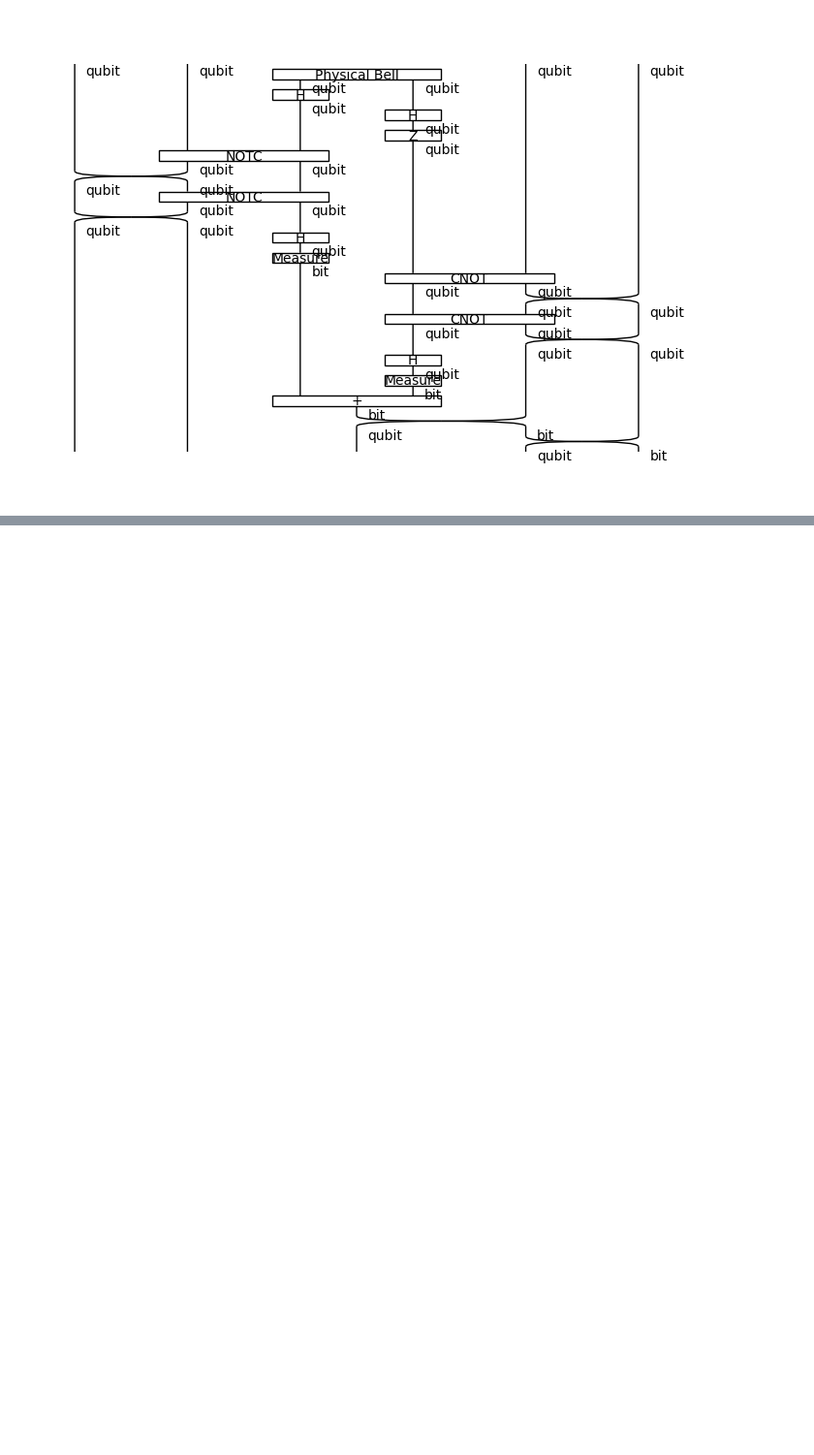
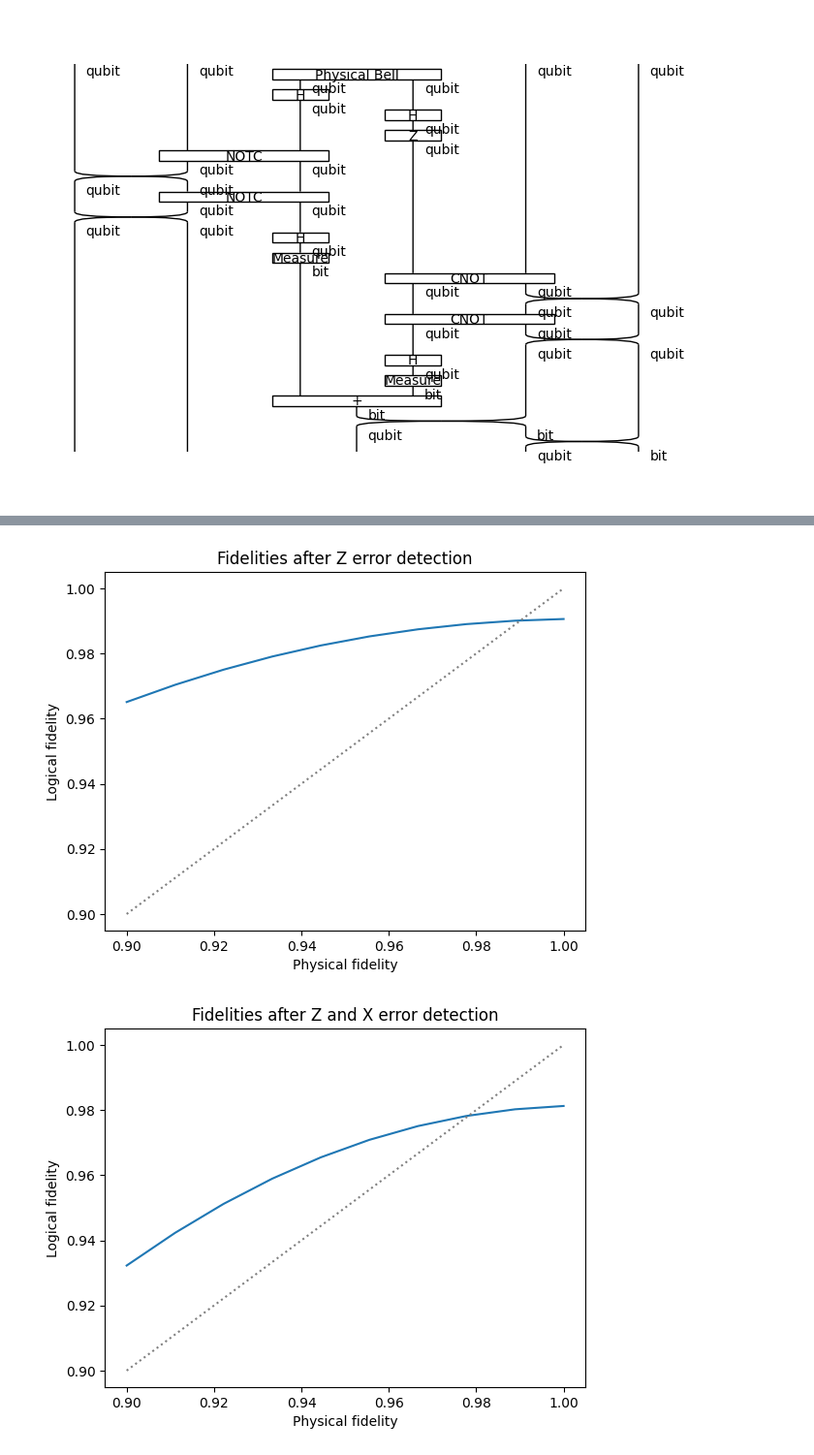
Before and after one commit to quantinuum-dev/optyx, a Jupyter notebook: notebooks/distributed-422-code.ipynb, the cells around one changed output, grey strips where cells are left out. Shown at 97% size. Cells and saved outputs as stored; diff of their text form; code cells hidden in the pictures; blank space fills up the shorter version.

```diff
--- a/notebooks/distributed-422-code.ipynb
+++ b/notebooks/distributed-422-code.ipynb
@@ -278,0 +307,21 @@ array(1.+0.j)
+# %%
+import matplotlib.pyplot as plt
+
+plt.plot(xs, ys)
+plt.plot(xs, xs, linestyle=':', color='gray')
+
+plt.title("Fidelities after Z error detection")
+plt.xlabel("Physical fidelity")
+plt.ylabel("Logical fidelity")
+plt.show()
+
+plt.plot(xs, yys)
+plt.plot(xs, xs, linestyle=':', color='gray')
+
+plt.title("Fidelities after Z and X error detection")
+plt.xlabel("Physical fidelity")
+plt.ylabel("Logical fidelity")
+plt.show()
+# %% [output]
+[figure, added]
+[figure, added]
```
Also changed, not shown: parts of 6 cells of this notebook, 1 other file.
